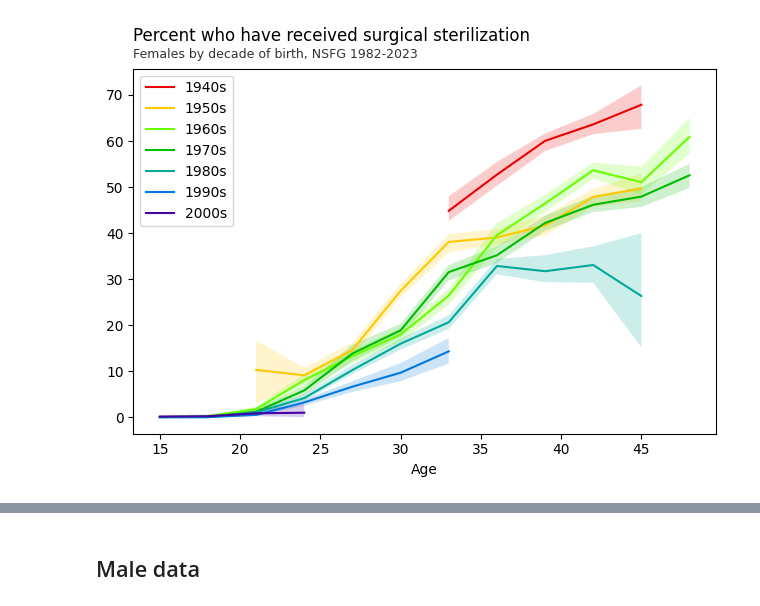
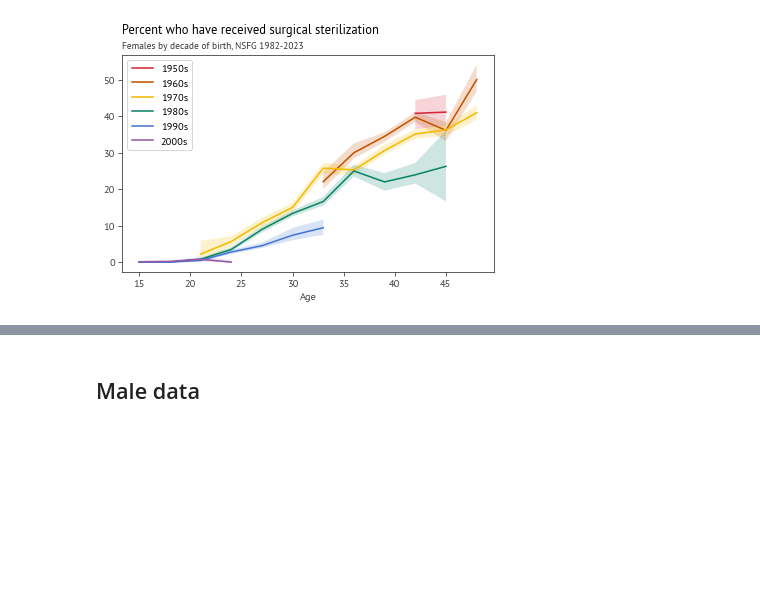
Before and after one commit to AllenDowney/MarriageNSFG, a Jupyter notebook: intent.ipynb, the cells around one changed output, grey strips where cells are left out. Saved outputs shown, nothing was run; the diff lists cells and outputs as text; code cells hidden in the pictures; blank space fills up the shorter version.

Commit message:
Figure style

```diff
--- a/intent.ipynb
+++ b/intent.ipynb
@@ -188,5 +254,9 @@ Name: count, dtype: int64
 # %%
-df["intent_yes"] = np.where(df["intent"].isna(), np.nan, df["intent"] == 1)
-df["want_yes"] = np.where(df["rwant"].isna(), np.nan, df["rwant"] == 1)
-df["strlop_yes"] = np.where(df["strloper"].isna(), np.nan, df["strloper"] != 5)
+# R is surgically sterile at interview due to tubal sterilization
+# R is surgically sterile at interview due to hysterectomy
+# Type of sterilization operation in effect is "other female operation"
+
+df["strl_tubs"] = df["tubs"] == 1
+df["strl_yes"] = (df["tubs"] == 1) | (df["hyst"] == 1) | (df["strloper"] == 4)
+value_counts(df["strl_yes"])
 # %% [output]
@@ -249,13 +329,16 @@ from utils import percentile_rows
 def plot_table_with_errors(tables, cohorts, ages):
     table = tables[0]
     rows, cols = table.shape
-    set_palette("nipy_spectral", len(cohorts), reverse=True)
+    # set_palette("nipy_spectral", len(cohorts), reverse=True)
 
     for cohort in cohorts:
         frame = pd.DataFrame(columns=ages)
         for i, table in enumerate(tables):
             frame.loc[i] = table[cohort]
-        low, median, high = percentile_rows(frame, [5, 50, 95])
+
+        # using the 84% CI, so non-overlapping corresponds to
+        # a difference that's significant at 5% level
+        low, median, high = percentile_rows(frame, [8, 50, 92])
         plt.fill_between(ages, low, high, alpha=0.2)
         plt.plot(ages, median, label=cohort)
 # %% [output]
@@ -334 +559,3 @@ Name: strlop_yes, dtype: float64
 [interactive output not drawn]
+# %%
+recent = df.query("cycle >=6")
@@ -335,16 +564,16 @@ Name: strlop_yes, dtype: float64
 # %%
-tables = [make_table(resample_by_cycle(df), "strlop_yes") * 100 for i in range(101)]
+tables = [make_table(resample_by_cycle(recent), "strl_yes") * 100 for i in range(101)]
 # %% [output]
 [interactive output not drawn]
 # %%
-plot_table_with_errors(tables, cohorts, ages)
+plot_table_with_errors(tables, cohorts.drop("1940s"), ages)
 title = "Percent who have received surgical sterilization"
 subtitle = "Females by decade of birth, NSFG 1982-2023 "
 make_title(title, subtitle)
 
 decorate(xlabel="Age")
 # %% [output]
-[figure, old version]
+[figure, new version]
 [interactive output not drawn]
 # %% [markdown]
 ## Male data
```
Also changed, not shown: parts of 96 cells of this notebook, 1 other file.
